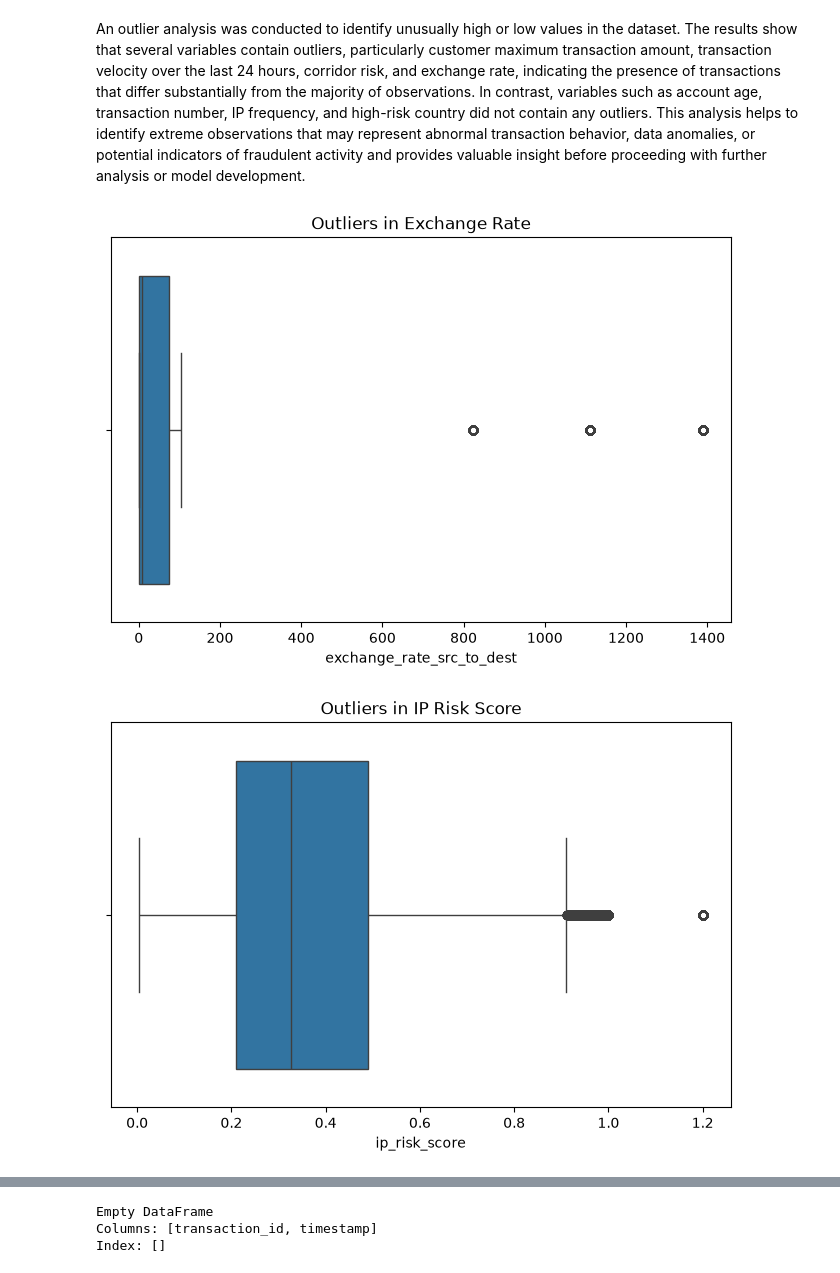
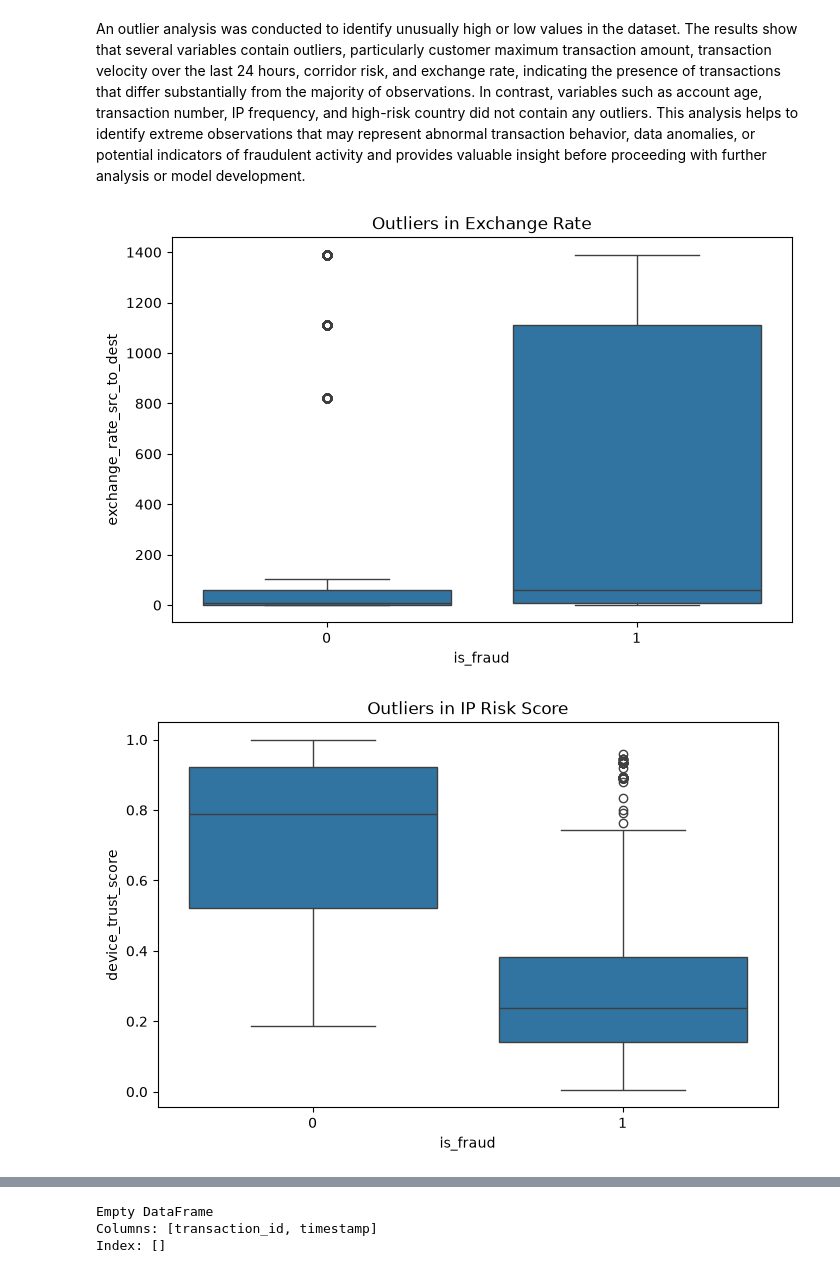
Before and after one commit to kolynton4life-wq/Novapay-fraudulent, a Jupyter notebook: notebook/EDA.ipynb, the cells around one changed output, grey strips where cells are left out. Cells and saved outputs as stored; diff of their text form; code cells hidden in the pictures.

```diff
--- a/notebook/EDA.ipynb
+++ b/notebook/EDA.ipynb
@@ -167,0 +1029,42 @@ currency_mismatch: 1276 outliers
+# %%
+# Build a safe list of categorical columns (only keep those present in df)
+candidate_cols = [
+    'home_country_clean','home_country','source_currency','dest_currency','channel',
+    'device_id','new_device','ip_country_clean','ip_country','location_mismatch',
+    'kyc_tier_clean','kyc_tier','transaction_day_of_week','is_weekend',
+    'is_night_transaction','transaction_monthname'
+]
+cat_cols = [c for c in candidate_cols if c in df.columns]
+
+# entries will store the unique values per column (fixes "entries is not defined")
+entries = {}
+for col in cat_cols:
+    unique_vals = pd.Series(df[col].dropna().unique())
+    print(col)
+    print(unique_vals.to_numpy())
+    print()
+    entries[col] = unique_vals
+
+# Check for leading/trailing whitespace in string-like columns
+ws_issues = [c for c in cat_cols if df[c].astype(str).str.match(r'^\s+|\s+$', na=False).any()]
+if ws_issues:
+    print("Columns with leading/trailing whitespace:", ws_issues)
+else:
+    print("No inconsistencies nor whitespace error found in entries")
+
+
+# Extract day of week from timestamp
+# Parse timestamp safely once, coercing invalid strings to NaT
+timestamp_parsed = pd.to_datetime(df['timestamp'], errors='coerce')
+
+df['transaction_day_of_week'] = timestamp_parsed.dt.day_name()
+df['hour'] = timestamp_parsed.dt.hour
+df['is_night_transaction'] = np.where((df['hour'] >= 22) | (df['hour'] < 6), 1, 0)
+df['transaction_monthname'] = timestamp_parsed.dt.month_name()
+['Monday' 'Tuesday' 'Wednesday' 'Thursday' 'Friday' 'Saturday' 'Sunday']
+
+
+# Extract month name from timestamp
+df['transaction_monthname'] = timestamp_parsed.dt.month_name()
+['October' 'January' 'February' 'November' 'April' 'March' 'December'
+ 'May' 'June' 'July' 'August' 'September']
@@ -170,19 +1174,19 @@ An outlier analysis was conducted to identify unusually high or low values in th
 # %%
 # Visualize outliers in the 'exchange_rate_src_to_dest' column using a boxplot
 plt.figure(figsize=(8,5))
-sns.boxplot(x=df['exchange_rate_src_to_dest'])
+sns.boxplot(x=df['is_fraud'], y=df['exchange_rate_src_to_dest'])
 plt.title("Outliers in Exchange Rate")
 plt.show()
 # %% [output]
-[figure, old version]
+[figure, new version]
 # %%
 # Visualize outliers in the 'device_trust_score' column using a boxplot
 plt.figure(figsize=(8,5))
-sns.boxplot(x=df['ip_risk_score'])
+sns.boxplot(x=df['is_fraud'], y=df['device_trust_score'])
 plt.title("Outliers in IP Risk Score")
 plt.show()
 # %% [output]
-[figure, old version]
+[figure, new version]
 # %%
 # Visualize outliers in the 'device_trust_score' column using a boxplot
 plt.figure(figsize=(8,5))
```
Also changed, not shown: parts of 149 cells of this notebook, 2 other files.
